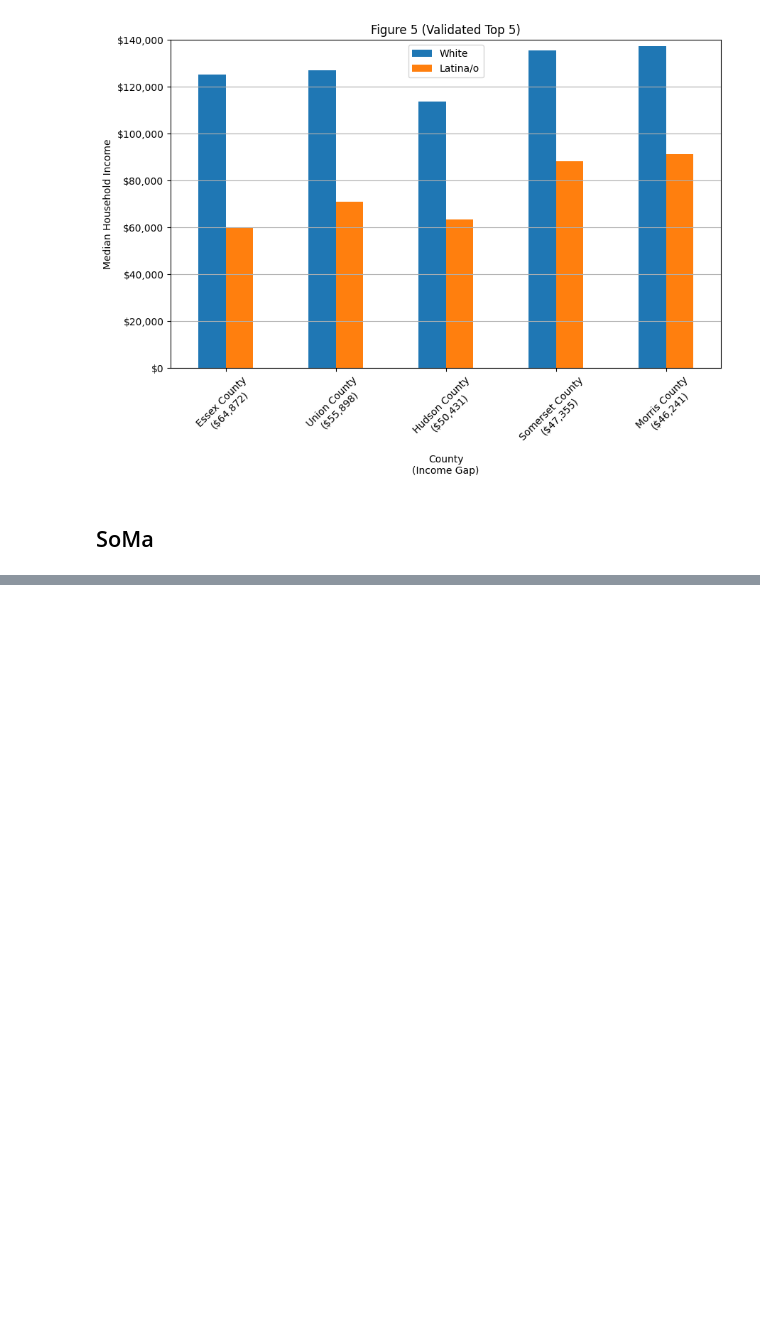
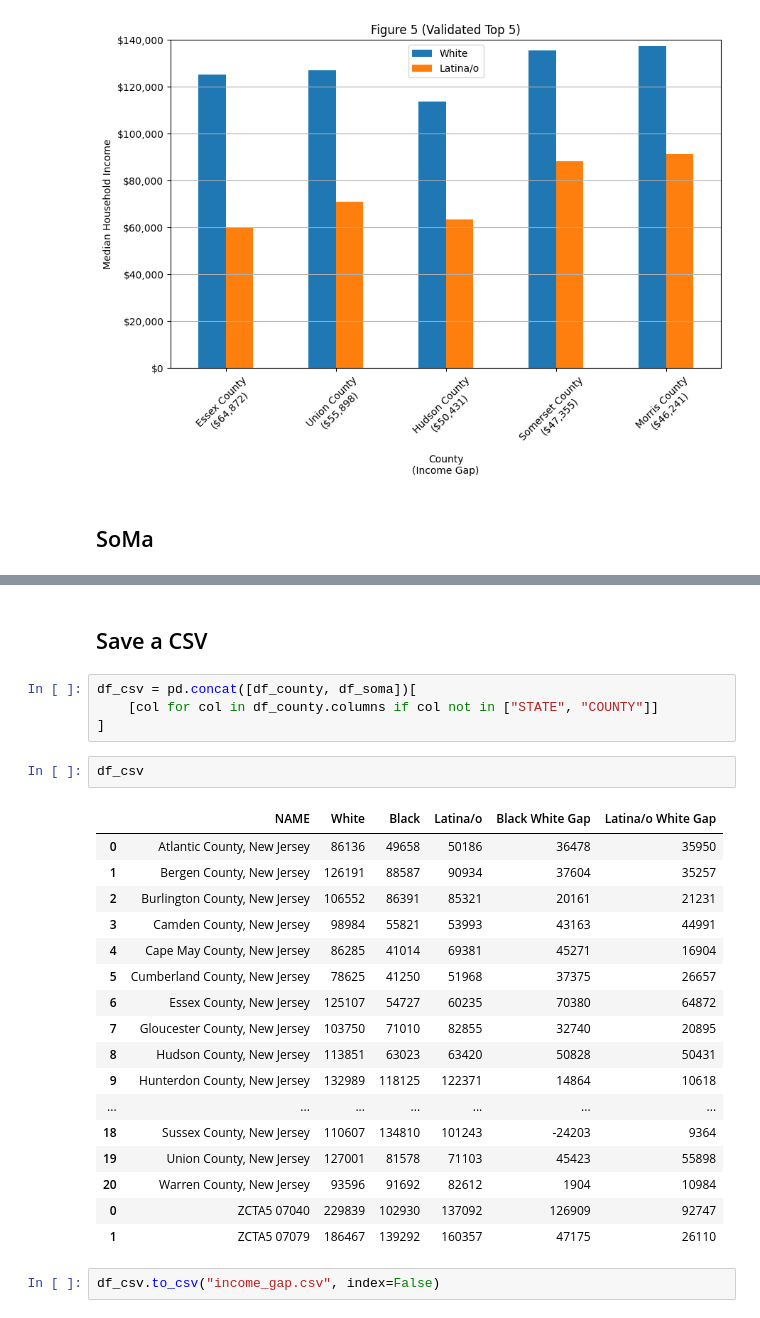
Before and after one commit to vengroff/somaccr, a Jupyter notebook: NSISJ Income Gap.ipynb, the cells around one changed output, grey strips where cells are left out. Drawn from its saved outputs; the diff is of its cells as text; blank space fills up the shorter version.

Commit message:
Save CSV of income gap.

```diff
--- a/NSISJ Income Gap.ipynb
+++ b/NSISJ Income Gap.ipynb
@@ -262,3 +262,31 @@ add_diffs(df_soma)
 |  | ZIP_CODE_TABULATION_AREA | NAME | White | Black | Latina/o | Black White Gap | Latina/o White Gap |
 | 0 | 07040 | ZCTA5 07040 | 229839 | 102930 | 137092 | 126909 | 92747 |
 | 1 | 07079 | ZCTA5 07079 | 186467 | 139292 | 160357 | 47175 | 26110 |
+# %% [markdown]
+## Save a CSV
+# %%
+df_csv = pd.concat([df_county, df_soma])[
+    [col for col in df_county.columns if col not in ["STATE", "COUNTY"]]
+]
+# %%
+df_csv
+# %% [output]
+|  | NAME | White | Black | Latina/o | Black White Gap | Latina/o White Gap |
+| 0 | Atlantic County, New Jersey | 86136 | 49658 | 50186 | 36478 | 35950 |
+| 1 | Bergen County, New Jersey | 126191 | 88587 | 90934 | 37604 | 35257 |
+| 2 | Burlington County, New Jersey | 106552 | 86391 | 85321 | 20161 | 21231 |
+| 3 | Camden County, New Jersey | 98984 | 55821 | 53993 | 43163 | 44991 |
+| 4 | Cape May County, New Jersey | 86285 | 41014 | 69381 | 45271 | 16904 |
+| 5 | Cumberland County, New Jersey | 78625 | 41250 | 51968 | 37375 | 26657 |
+| 6 | Essex County, New Jersey | 125107 | 54727 | 60235 | 70380 | 64872 |
+| 7 | Gloucester County, New Jersey | 103750 | 71010 | 82855 | 32740 | 20895 |
+| 8 | Hudson County, New Jersey | 113851 | 63023 | 63420 | 50828 | 50431 |
+| 9 | Hunterdon County, New Jersey | 132989 | 118125 | 122371 | 14864 | 10618 |
+| ... | ... | ... | ... | ... | ... | ... |
+| 18 | Sussex County, New Jersey | 110607 | 134810 | 101243 | -24203 | 9364 |
+| 19 | Union County, New Jersey | 127001 | 81578 | 71103 | 45423 | 55898 |
+| 20 | Warren County, New Jersey | 93596 | 91692 | 82612 | 1904 | 10984 |
+| 0 | ZCTA5 07040 | 229839 | 102930 | 137092 | 126909 | 92747 |
+| 1 | ZCTA5 07079 | 186467 | 139292 | 160357 | 47175 | 26110 |
+# %%
+df_csv.to_csv("income_gap.csv", index=False)
```
Also changed, not shown: 1 other file.
